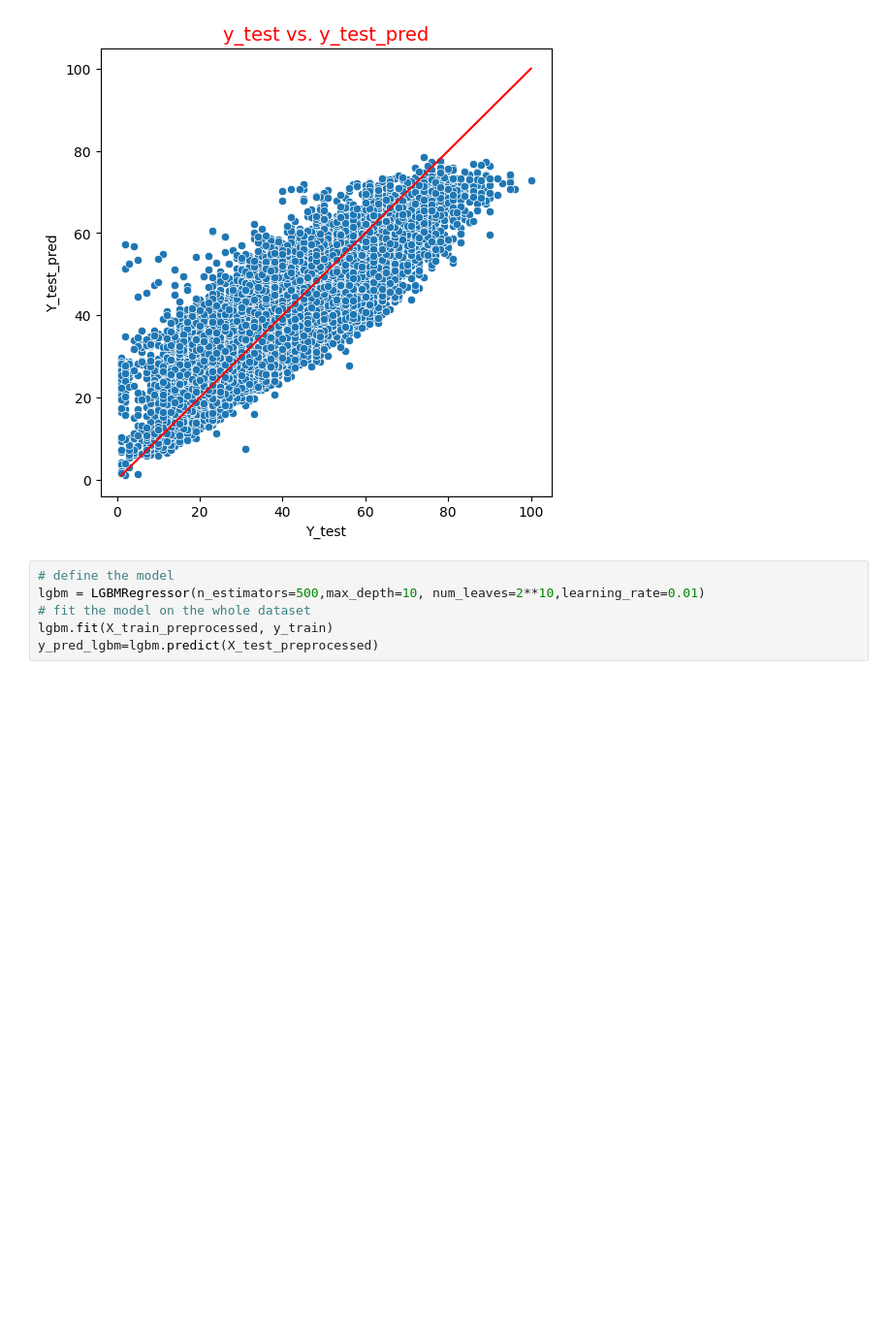
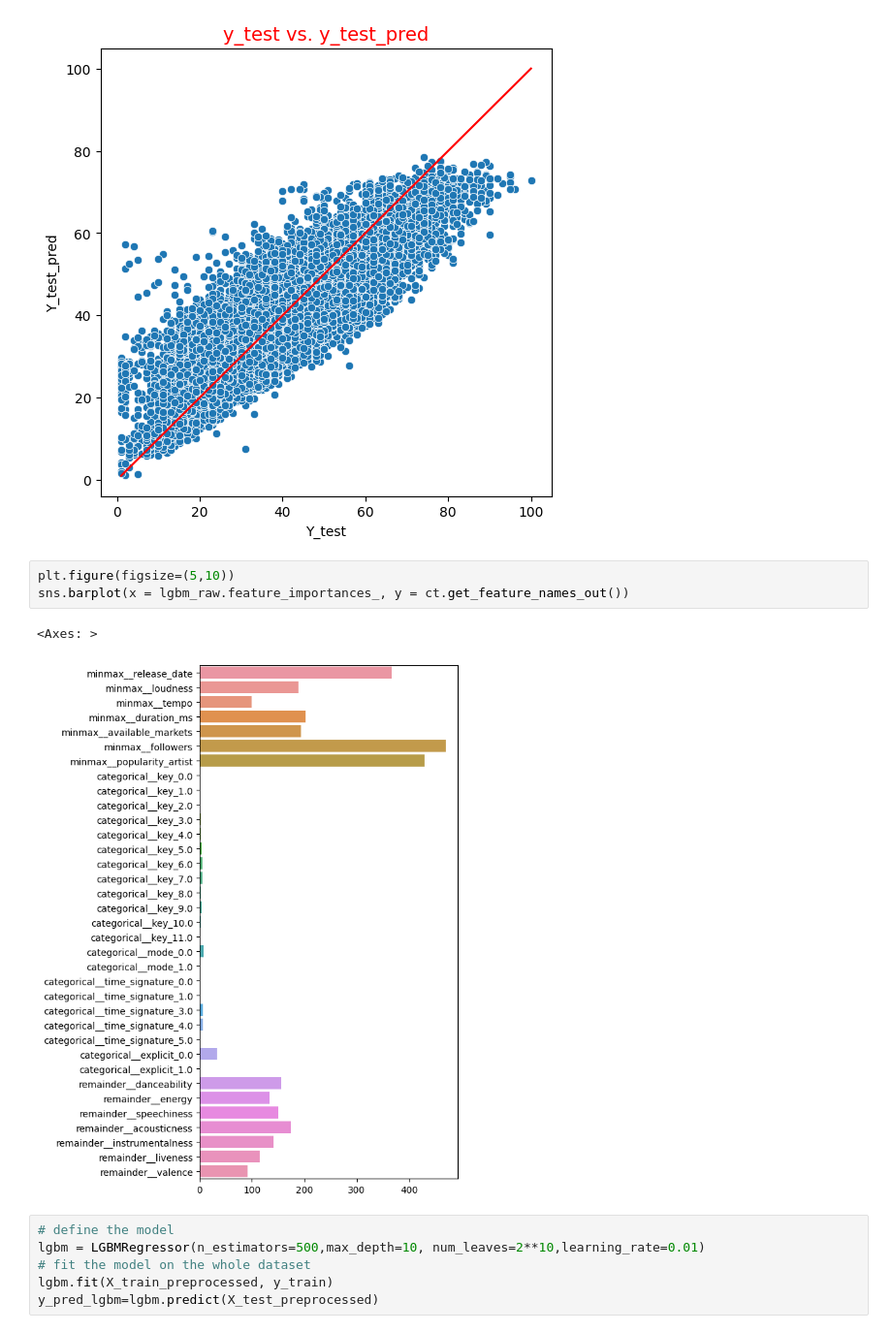
Before and after one commit to Hanyu0118/IS3107_letsgo, a Jupyter notebook: Predictive Model/Popularity Prediction/Popularity Prediction.ipynb, the cells around one changed output. Shown at 97% size. Saved outputs shown, nothing was run; the diff lists cells and outputs as text; blank space fills up the shorter version.

```diff
--- a/Predictive Model/Popularity Prediction/Popularity Prediction.ipynb
+++ b/Predictive Model/Popularity Prediction/Popularity Prediction.ipynb
@@ -848,6 +848,12 @@ ax.set_title('y_test vs. y_test_pred', fontsize=14, color='red')
 plt.show()
 # %% [output]
 [figure]
+# %%
+plt.figure(figsize=(5,10))
+sns.barplot(x = lgbm_raw.feature_importances_, y = ct.get_feature_names_out())
+# %% [output]
+<Axes: >
+[figure, added]
 # %%
 # define the model
 lgbm = LGBMRegressor(n_estimators=500,max_depth=10, num_leaves=2**10,learning_rate=0.01)
```
Also changed, not shown: 15 other files.
